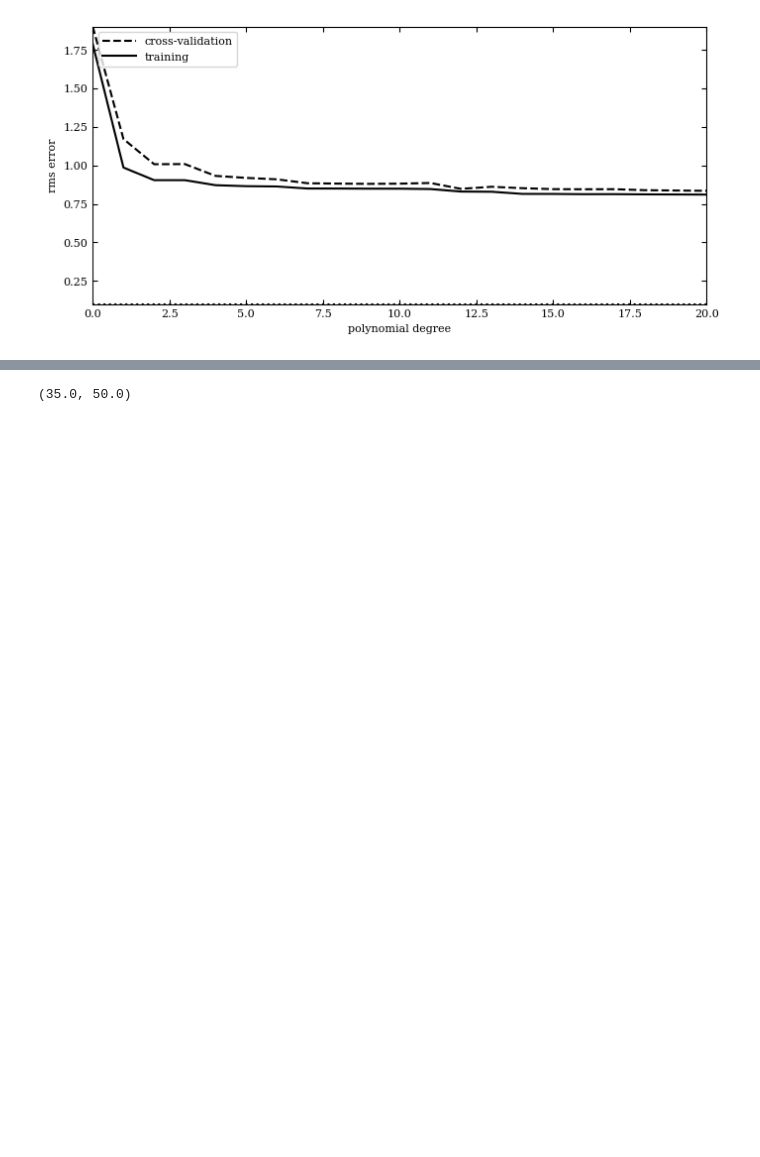
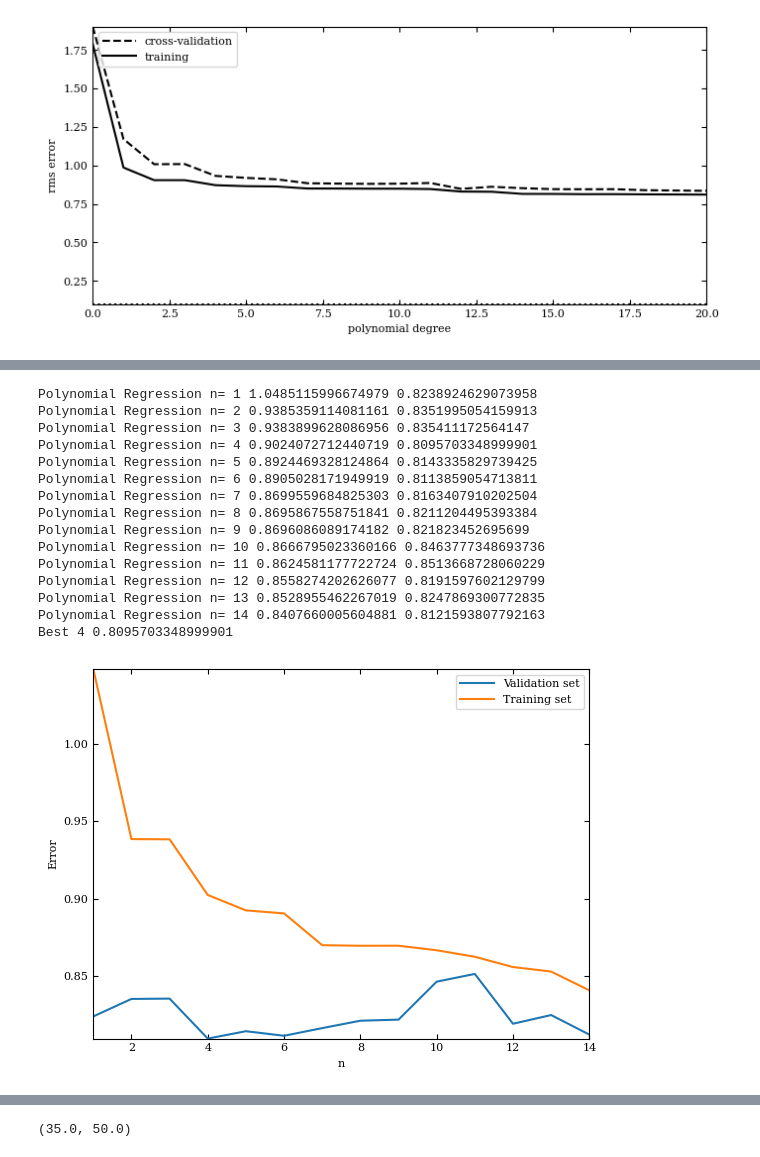
Before and after one commit to ebianchi803/astrostatistics_bicocca_2026, a Jupyter notebook: working/L17.ipynb, the cells around one changed output, grey strips where cells are left out. Cells and saved outputs as stored; diff of their text form; code cells hidden in the pictures; blank space fills up the shorter version.

```diff
--- a/working/L17.ipynb
+++ b/working/L17.ipynb
@@ -177,3 +199,52 @@ plt.show()
+# %%
+X_train, X_validation, ydy_train, ydy_validation = train_test_split(X, np.array([y,dy]).T, test_size=0.3, random_state=42)
+y_train,dy_train = ydy_train.T
+y_validation,dy_validation = ydy_validation.T
+# %%
+def geterror(X,y,classifier):
+    return np.sqrt( np.sum(( y - classifier.predict(X) )**2) / len(X) )
+
+def fitanderror(classifier):
+    classifier.fit(X_train, y_train,dy_train)
+    error_train = geterror(X_train,y_train,classifier)
+    error_validation  = geterror(X_validation, y_validation, classifier)
+    return error_train, error_validation
+# %%
+nrange = np.arange(1,15)
+
+etrain, etest= [], []
+for n in nrange:
+    classifier = PolynomialRegression(n)
+    error_train, error_validation = fitanderror(classifier)
+    print("Polynomial Regression n=",n, error_train, error_validation)
+    etrain.append(error_train)
+    etest.append(error_validation)
+
+plt.plot(nrange,etest, label='Validation set')
+plt.plot(nrange,etrain, label='Training set')
+
+plt.xlabel('n')
+plt.ylabel('Error')
+plt.legend()
+
+print("Best", nrange[np.argmin(etest)], min(etest))
+# %% [output]
+Polynomial Regression n= 1 1.0485115996674979 0.8238924629073958
+Polynomial Regression n= 2 0.9385359114081161 0.8351995054159913
+Polynomial Regression n= 3 0.9383899628086956 0.835411172564147
+Polynomial Regression n= 4 0.9024072712440719 0.8095703348999901
+Polynomial Regression n= 5 0.8924469328124864 0.8143335829739425
+Polynomial Regression n= 6 0.8905028171949919 0.8113859054713811
+Polynomial Regression n= 7 0.8699559684825303 0.8163407910202504
+Polynomial Regression n= 8 0.8695867558751841 0.8211204495393384
+Polynomial Regression n= 9 0.8696086089174182 0.821823452695699
+Polynomial Regression n= 10 0.8666795023360166 0.8463777348693736
+Polynomial Regression n= 11 0.8624581177722724 0.8513668728060229
+Polynomial Regression n= 12 0.8558274202626077 0.8191597602129799
+Polynomial Regression n= 13 0.8528955462267019 0.8247869300772835
+Polynomial Regression n= 14 0.8407660005604881 0.8121593807792163
+Best 4 0.8095703348999901
+[figure, added]
 # %%
 from astroML.linear_model import BasisFunctionRegression
 
```
Also changed, not shown: parts of 11 cells of this notebook.
